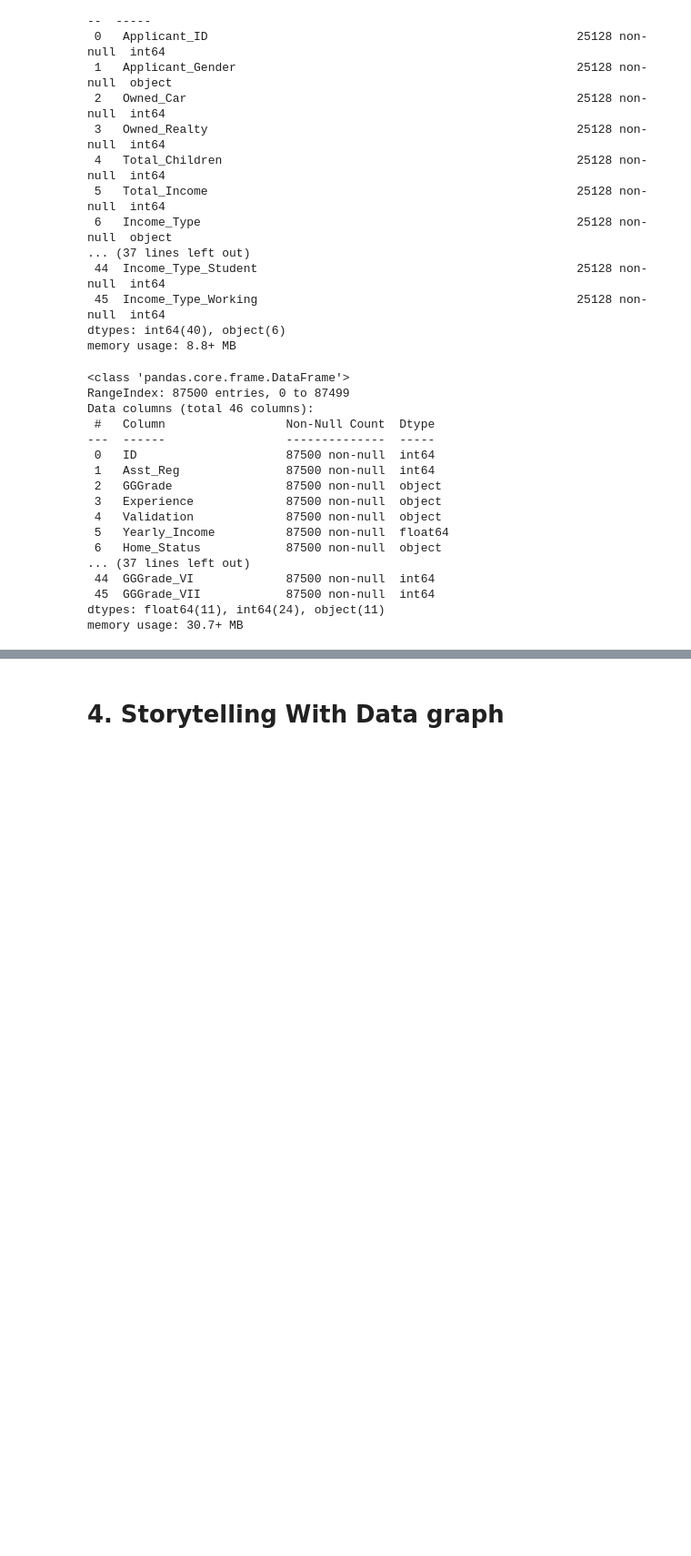
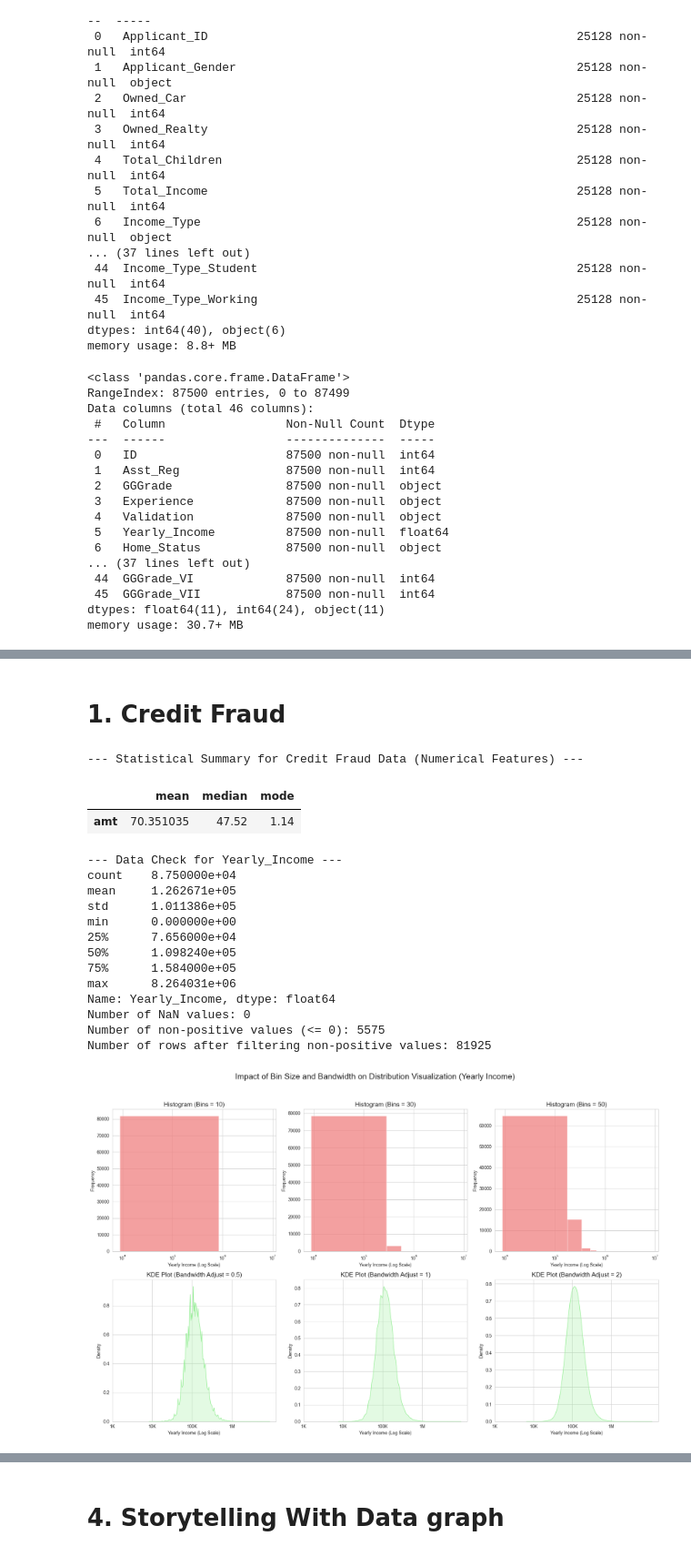
Before and after one commit to abcbbong/699_O2, a Jupyter notebook: OMDS-MODB2-Week4-Lee-JaeHoon.ipynb, the cells around one changed output, grey strips where cells are left out. Shown at 91% size. Saved outputs shown, nothing was run; the diff lists cells and outputs as text; code cells hidden in the pictures; blank space fills up the shorter version.

```diff
--- a/OMDS-MODB2-Week4-Lee-JaeHoon.ipynb
+++ b/OMDS-MODB2-Week4-Lee-JaeHoon.ipynb
@@ -251,0 +257,78 @@ memory usage: 30.7+ MB
+# %% [markdown]
+# 1. Credit Fraud
+# %%
+# Define numerical columns
+numerical_cols_fraud_stats = ['amt']
+
+# Calculate mean, median, and mode in a single step
+stats_fraud_df = pd.DataFrame({
+    'mean': df_fraud_train[numerical_cols_fraud_stats].mean(),
+    'median': df_fraud_train[numerical_cols_fraud_stats].median(),
+    'mode': df_fraud_train[numerical_cols_fraud_stats].mode().iloc[0]
+})
+
+# Add a title for display
+print("--- Statistical Summary for Credit Fraud Data (Numerical Features) ---")
+
+# Display the DataFrame
+stats_fraud_df
+# %% [output]
+--- Statistical Summary for Credit Fraud Data (Numerical Features) ---
+|  | mean | median | mode |
+| amt | 70.351035 | 47.52 | 1.14 |
+# %%
+# Step 1: Check the data for potential issues
+print("--- Data Check for Yearly_Income ---")
+print(df_loan_default['Yearly_Income'].describe())
+print(f"Number of NaN values: {df_loan_default['Yearly_Income'].isna().sum()}")
+print(f"Number of non-positive values (<= 0): {(df_loan_default['Yearly_Income'] <= 0).sum()}")
+
+# Filter out non-positive values for KDE plotting (since we'll use log scale)
+df_filtered = df_loan_default[df_loan_default['Yearly_Income'] > 0].copy()
+print(f"Number of rows after filtering non-positive values: {len(df_filtered)}")
+
+# Create a figure and a 2x3 grid of subplots for bin/bandwidth experimentation
+fig_exp, axes_exp = plt.subplots(2, 3, figsize=(18, 12))
+fig_exp.suptitle('Impact of Bin Size and Bandwidth on Distribution Visualization (Yearly Income)', fontsize=18)
+
+# --- Histograms with different bin sizes ---
+bin_sizes = [10, 30, 50]
+for i, bins in enumerate(bin_sizes):
+    ax = axes_exp[0, i]
+    sns.histplot(df_filtered['Yearly_Income'], kde=False, bins=bins, ax=ax, color='lightcoral')
+    ax.set_title(f'Histogram (Bins = {bins})', fontsize=14)
+    ax.set_xlabel('Yearly Income (Log Scale)')
+    ax.set_ylabel('Frequency')
+    ax.set_xscale('log')  # Apply log scale to x-axis
+
+# --- KDE Plots with different bandwidth adjustments ---
+bw_adjustments = [0.5, 1, 2]
+for i, bw in enumerate(bw_adjustments):
+    ax = axes_exp[1, i]
+    # Apply log transformation manually to handle the data
+    sns.kdeplot(data=np.log(df_filtered['Yearly_Income']), bw_adjust=bw, ax=ax, fill=True, color='lightgreen')
+    ax.set_title(f'KDE Plot (Bandwidth Adjust = {bw})', fontsize=14)
+    ax.set_xlabel('Yearly Income (Log Scale)')
+    ax.set_ylabel('Density')
+    # Set x-ticks to reflect the original scale (exponentiate the log values)
+    ax.set_xticks(np.log([1000, 10000, 100000, 1000000]))  # Example ticks for log scale
+    ax.set_xticklabels(['1K', '10K', '100K', '1M'])
+
+# Adjust layout, leaving space for suptitle
+plt.tight_layout(rect=[0, 0.03, 1, 0.95])
+plt.show()
+# %% [output]
+--- Data Check for Yearly_Income ---
+count    8.750000e+04
+mean     1.262671e+05
+std      1.011386e+05
+min      0.000000e+00
+25%      7.656000e+04
+50%      1.098240e+05
+75%      1.584000e+05
+max      8.264031e+06
+Name: Yearly_Income, dtype: float64
+Number of NaN values: 0
+Number of non-positive values (<= 0): 5575
+Number of rows after filtering non-positive values: 81925
+[figure, added]
```
Also changed, not shown: parts of 22 cells of this notebook.
